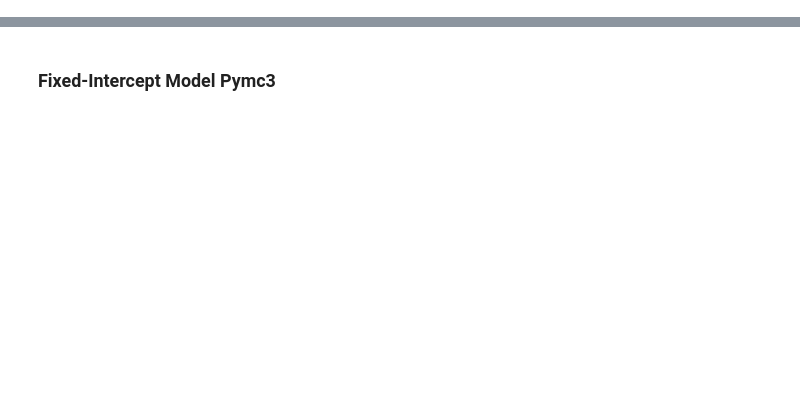
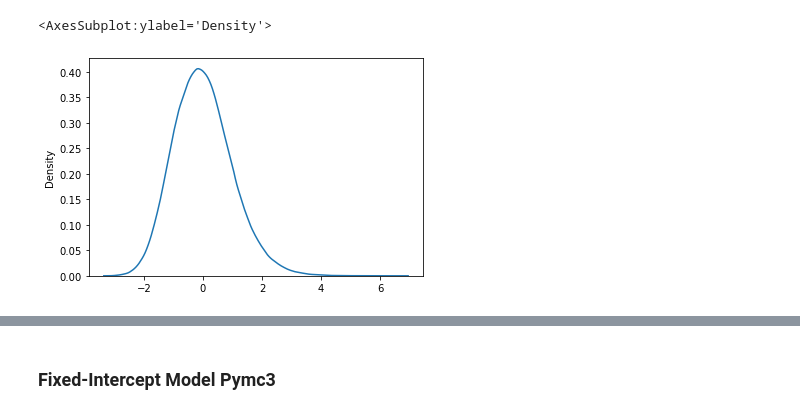
Before and after one commit to ozvar/lol_practice_distribution, a Jupyter notebook: supplementary_analysis.ipynb, the cells around one changed output, grey strips where cells are left out. Saved outputs shown, nothing was run; the diff lists cells and outputs as text; code cells hidden in the pictures; blank space fills up the shorter version.

```diff
--- a/supplementary_analysis.ipynb
+++ b/supplementary_analysis.ipynb
@@ -48 +45,8 @@ df_modelling.head(20)
+# %%
+sns.kdeplot(
+    df['gpm_centered'].values
+)
+# %% [output]
+<AxesSubplot:ylabel='Density'>
+[figure, added]
 # %%
```
Also changed, not shown: parts of 53 cells of this notebook, 1 other file.
